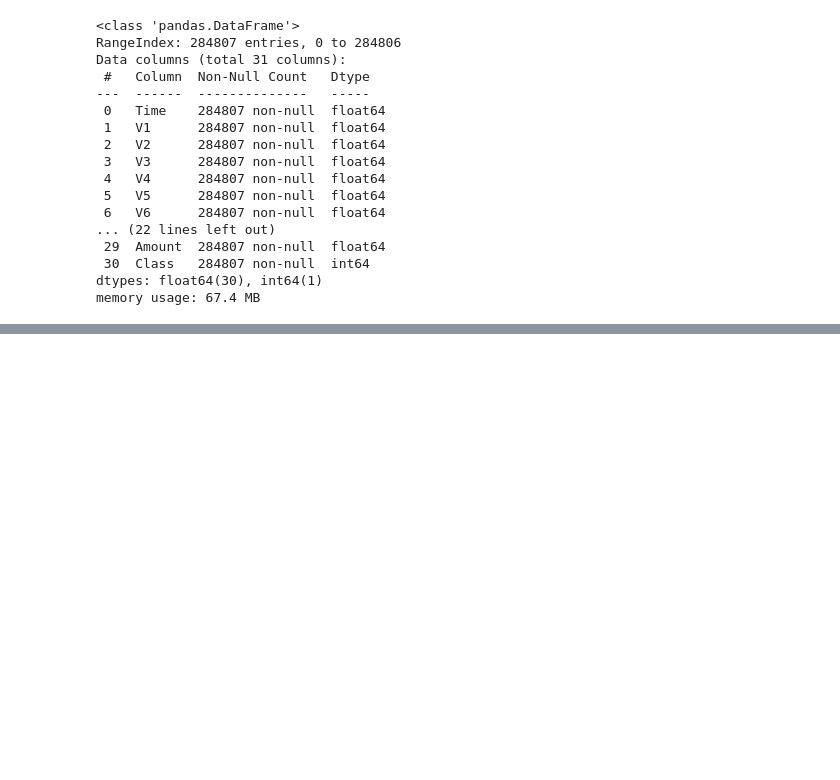
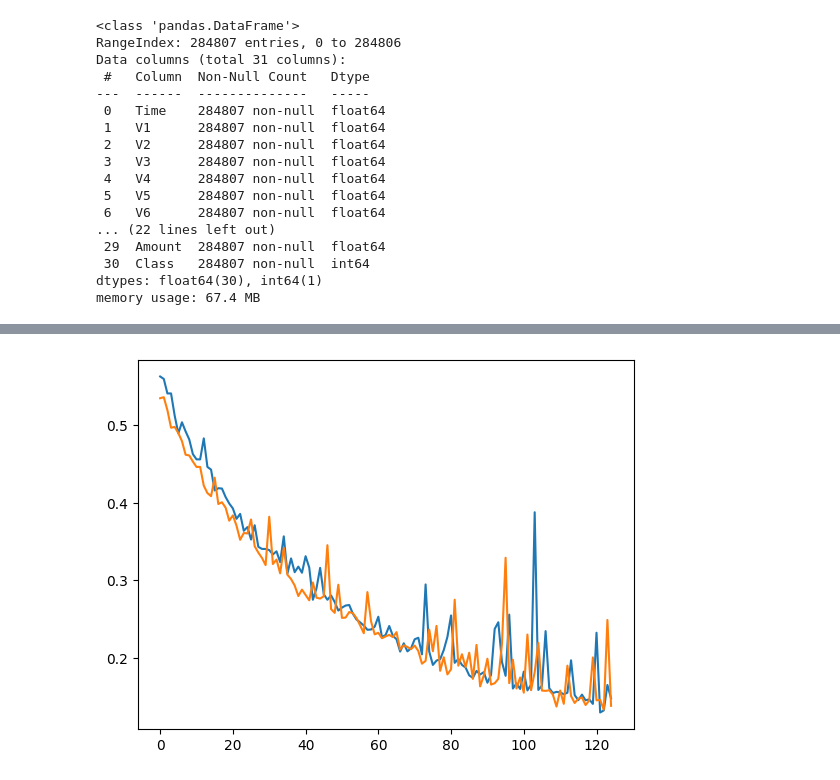
Before and after one commit to pm012/DataScience_sandbox, a Jupyter notebook: notebooks/module9/module_9_1_Hyperparameter_Optimization.ipynb, the cells around one changed output, grey strips where cells are left out. Saved outputs shown, nothing was run; the diff lists cells and outputs as text; code cells hidden in the pictures; blank space fills up the shorter version.

Commit message:
Hyperparameters optimization: number of nodes, layers,  activation function

```diff
--- a/notebooks/module9/module_9_1_Hyperparameter_Optimization.ipynb
+++ b/notebooks/module9/module_9_1_Hyperparameter_Optimization.ipynb
@@ -80,0 +214,35 @@ memory usage: 67.4 MB
+# %%
+def run_experiment(model, loss_recording_list, lr=0.01, train_loader=train_loader, epochs=1, optimizer=optim.SGD):
+    # Define loss function and optimizer
+    criterion = nn.BCELoss()
+    # Stochastic Gradient Descent optimizer
+    if lr:
+        optimizer = optimizer(model.parameters(), lr=lr) # You may need to experiment with different learning rates
+    else:
+        optimizer = optimizer(model.parameters()) # Use default learning rate
+
+    # Train the model
+    loss_res = []
+    for epoch in range(epochs):
+        model.train()
+        for inputs, labels in train_loader:
+            # Forward pass
+            optimizer.zero_grad()
+            outputs = model(inputs)
+            loss = criterion(outputs, labels)
+            loss_res.append(loss.item())
+            # Backward pass and optimization
+            loss.backward()
+            optimizer.step()
+        print("Loss:", loss.item())
+    loss_recording_list.append(loss_res)
+
+    # Evaluate the model on the test set
+    model.eval()
+    with torch.no_grad():
+        outputs = model(X_test_tensor)
+        predictions = (outputs.squeeze() > 0.5).float()
+
+    evaluate(y_test_tensor, predictions)
+# %%
+losses_expriment_1 = []
@@ -80,0 +251,3 @@ memory usage: 67.4 MB
+# %%
+model_1 = FraudDetectionModel_1()
+run_experiment(model_1, losses_expriment_1)
@@ -80,0 +262,8 @@ memory usage: 67.4 MB
+# %%
+import matplotlib.pyplot as plt
+
+x_axis = range(len(losses_expriment_1[0]))
+for line in losses_expriment_1:
+    plt.plot(x_axis[:125], line[:125])
+# %% [output]
+[figure, added]
```
Also changed, not shown: parts of 35 cells of this notebook.
